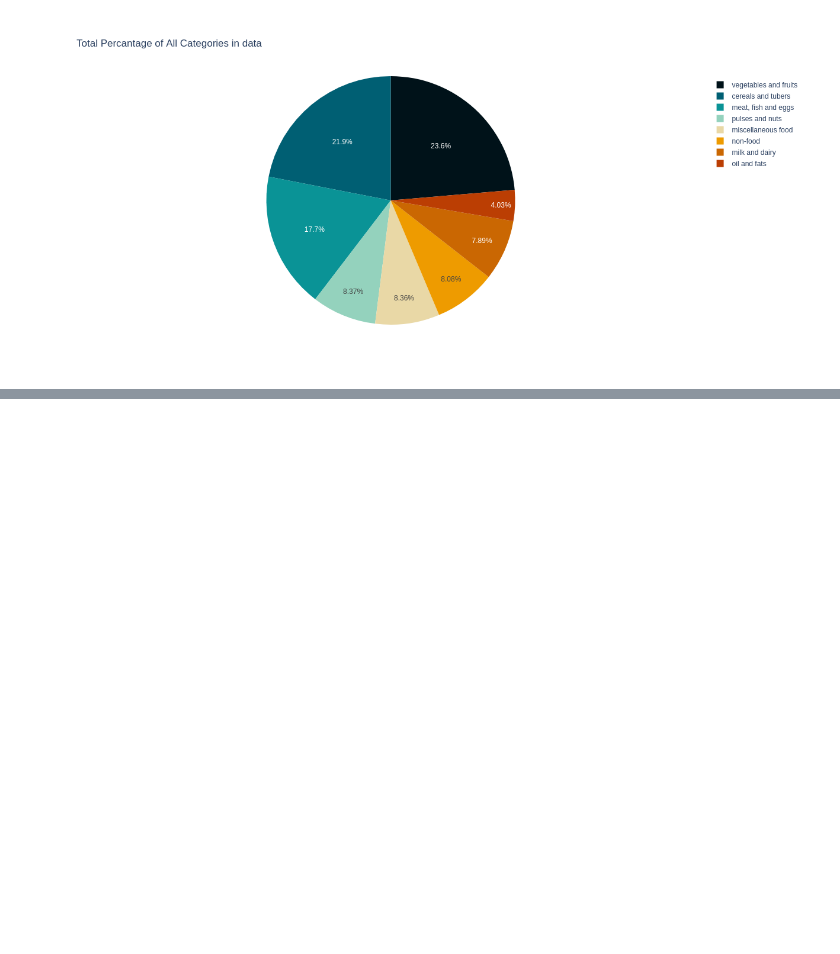
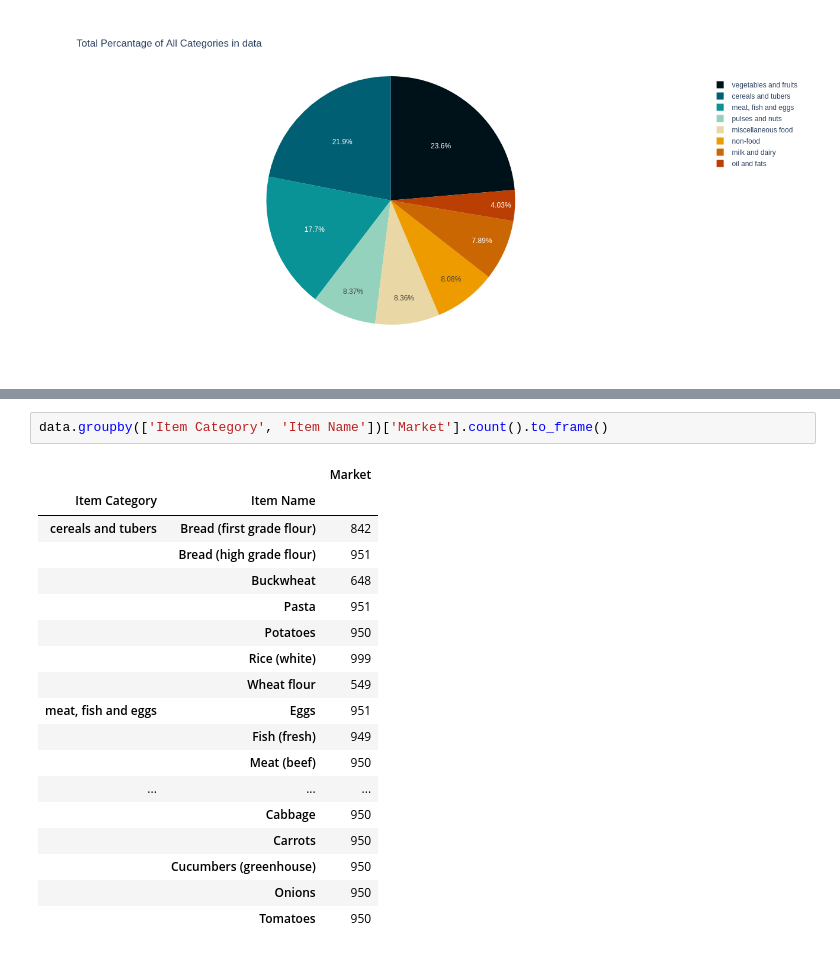
Before and after one commit to TatKhachatryan/Time-Series-Analysis-Project, a Jupyter notebook: ts_analysis_food_prices_arm.ipynb, the cells around one changed output, grey strips where cells are left out. Drawn from its saved outputs; the diff is of its cells as text; blank space fills up the shorter version.

```diff
--- a/ts_analysis_food_prices_arm.ipynb
+++ b/ts_analysis_food_prices_arm.ipynb
@@ -201,0 +219,21 @@ fig.show(renderer='png')
+# %%
+data.groupby(['Item Category', 'Item Name'])['Market'].count().to_frame()
+# %% [output]
+|  |  | Market |
+| Item Category | Item Name |  |
+| cereals and tubers | Bread (first grade flour) | 842 |
+|  | Bread (high grade flour) | 951 |
+|  | Buckwheat | 648 |
+|  | Pasta | 951 |
+|  | Potatoes | 950 |
+|  | Rice (white) | 999 |
+|  | Wheat flour | 549 |
+| meat, fish and eggs | Eggs | 951 |
+|  | Fish (fresh) | 949 |
+|  | Meat (beef) | 950 |
+| ... | ... | ... |
+|  | Cabbage | 950 |
+|  | Carrots | 950 |
+|  | Cucumbers (greenhouse) | 950 |
+|  | Onions | 950 |
+|  | Tomatoes | 950 |
```
Also changed, not shown: parts of 3 cells of this notebook.
